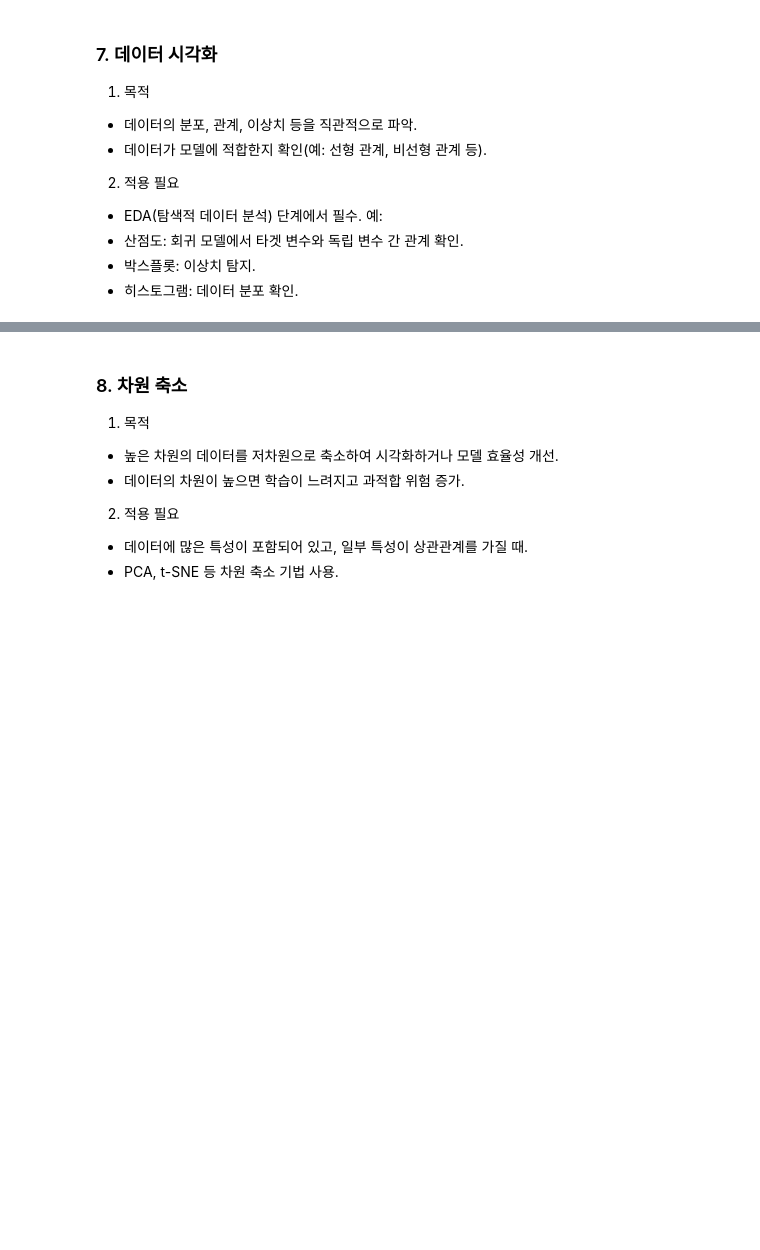
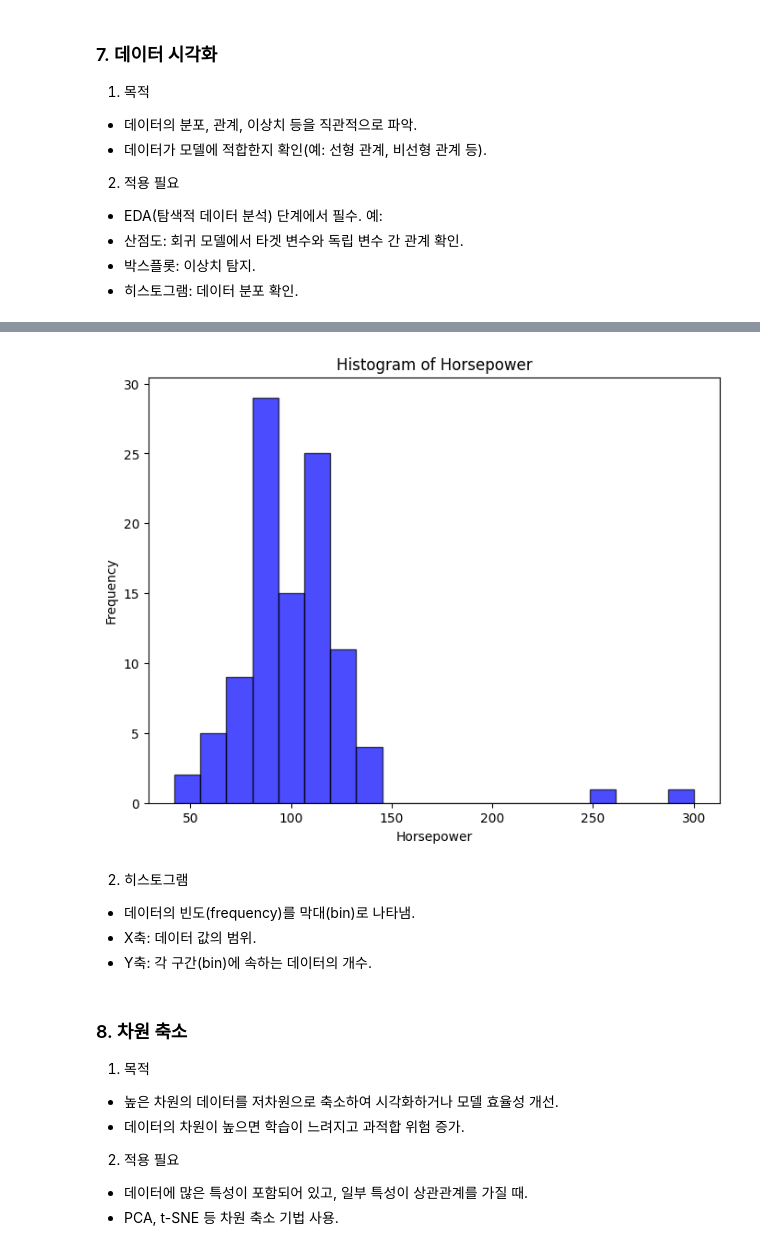
Before and after one commit to YeeeeeHo/ML_Final, a Jupyter notebook: Data_Preprocessing.ipynb, the cells around one changed output, grey strips where cells are left out. Drawn from its saved outputs; the diff is of its cells as text; code cells hidden in the pictures; blank space fills up the shorter version.

```diff
--- a/Data_Preprocessing.ipynb
+++ b/Data_Preprocessing.ipynb
@@ -237,3 +263,18 @@ plt.show()
+# %%
+# 히스토그램 시각화
+plt.figure(figsize=(8, 6))
+plt.hist(data['horsepower'], bins=20, color='blue', edgecolor='black', alpha=0.7)
+plt.title('Histogram of Horsepower')
+plt.xlabel('Horsepower')
+plt.ylabel('Frequency')
+plt.show()
+# %% [output]
+[figure, added]
+# %% [markdown]
+2) 히스토그램
+- 데이터의 빈도(frequency)를 막대(bin)로 나타냄.
+- X축: 데이터 값의 범위.
+- Y축: 각 구간(bin)에 속하는 데이터의 개수.
 # %% [markdown]
 ### 8. 차원 축소
 1) 목적
```
Also changed, not shown: parts of 2 cells of this notebook.
